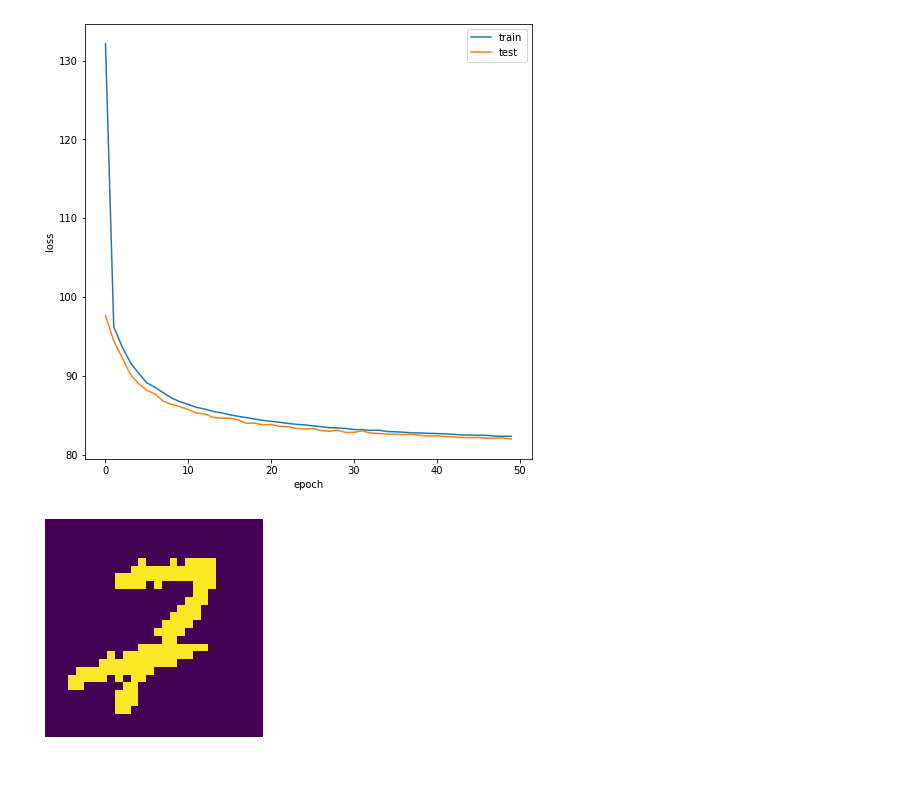
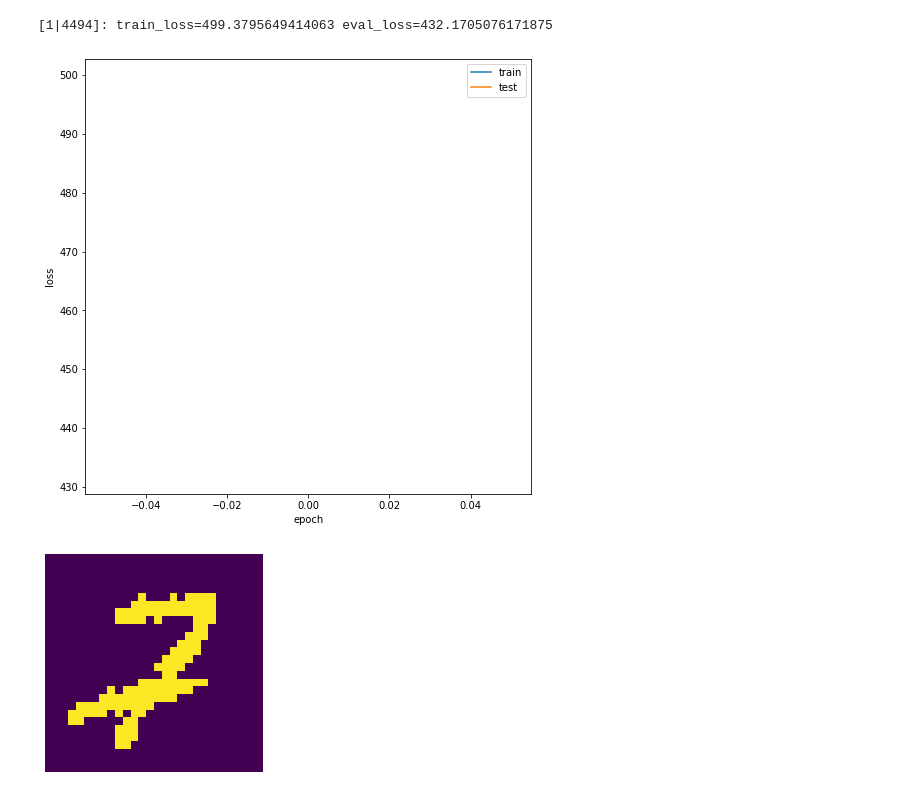
Before and after one commit to EugenHotaj/pytorch-generative, a Jupyter notebook: gated_pixel_cnn.ipynb, the cells around one changed output. Cells and saved outputs as stored; diff of their text form; code cells hidden in the pictures.

Commit message:
Update colab to use new Trainer object.

```diff
--- a/gated_pixel_cnn.ipynb
+++ b/gated_pixel_cnn.ipynb
@@ -166,7 +120,7 @@ class GatedPixelCNNLayer(nn.Module):
 
     self._in_channels = in_channels
     self._out_channels = out_channels
-    self._activation = GatedActivation(self._out_channels)
+    self._activation = GatedActivation()
     self._kernel_size = kernel_size
     self._padding = (kernel_size - 1) // 2  # (kernel_size - stride) / 2
     self._is_causal = is_causal
@@ -259,19 +213,19 @@ class GatedPixelCNN(nn.Module):
     super().__init__()
     self._input = GatedPixelCNNLayer(
       in_channels=in_channels,
-      out_channels=hidden_channels,
+      out_channels=gated_channels,
       kernel_size=7,
       is_causal=True)
     self._gated_layers = nn.ModuleList([
-        GatedPixelCNNLayer(in_channels=hidden_channels,
-                           out_channels=hidden_channels,
+        GatedPixelCNNLayer(in_channels=gated_channels,
+                           out_channels=gated_channels,
                            kernel_size=3,
                            is_causal=False)
         for _ in range(n_gated)
     ])
     self._head = nn.Sequential(
         nn.ReLU(),
-        nn.Conv2d(in_channels=hidden_channels,
+        nn.Conv2d(in_channels=gated_channels,
                   out_channels=head_channels,
                   kernel_size=1),
         nn.ReLU(),
@@ -329,7 +283,7 @@ HEAD_CHANNELS = 32
 N_EPOCHS = 50
 
 torch.cuda.empty_cache()
-model = GatedPixelCNN(IN_CHANNELS, N_GATED, GATED_CHANNELS, HEAD_CHANNEL
+model = GatedPixelCNN(IN_CHANNELS, N_GATED, GATED_CHANNELS, HEAD_CHANNELS
                       ).to(colab_utils.get_device())
 optimizer = optim.Adam(model.parameters(), lr=1e-4)
 bce_loss_fn = nn.BCELoss(reduction='none')
@@ -339,25 +293,22 @@ def loss_fn(x, _, preds):
   x, preds = x.view((batch_size, -1)), preds.view((batch_size, -1))
   return bce_loss_fn(preds, x).sum(dim=1).mean()
 
-train_losses, eval_losses = colab_utils.train_andor_evaluate(
-    model,
-    loss_fn,
-    optimizer=optimizer,
-    n_epochs=N_EPOCHS,
-    train_loader=train_loader,
-    eval_loader=test_loader,
-    device=colab_utils.get_device())
+model_trainer = Trainer(model, loss_fn, optimizer, train_loader, test_loader,
+                        colab_utils.get_device())
+model_trainer.interleaved_train_and_eval(N_EPOCHS)
+# %% [output]
+[1|4494]: train_loss=499.3795649414063 eval_loss=432.1705076171875
 # %%
-epochs = len(train_losses)
+epochs = len(model_trainer.train_losses)
 plt.figure(figsize=(8, 8))
-plt.plot(range(epochs), train_losses)
-plt.plot(range(epochs), eval_losses)
+plt.plot(range(epochs), model_trainer.train_losses)
+plt.plot(range(epochs), model_trainer.eval_losses)
 plt.legend(['train', 'test'])
 plt.xlabel('epoch')
 plt.ylabel('loss')
 plt.show()
 # %% [output]
-[figure, old version]
+[figure, new version]
 # %%
 def show_random(model, dataset):
   idx = np.random.choice(len(dataset))
```
Also changed, not shown: parts of 5 cells of this notebook.
